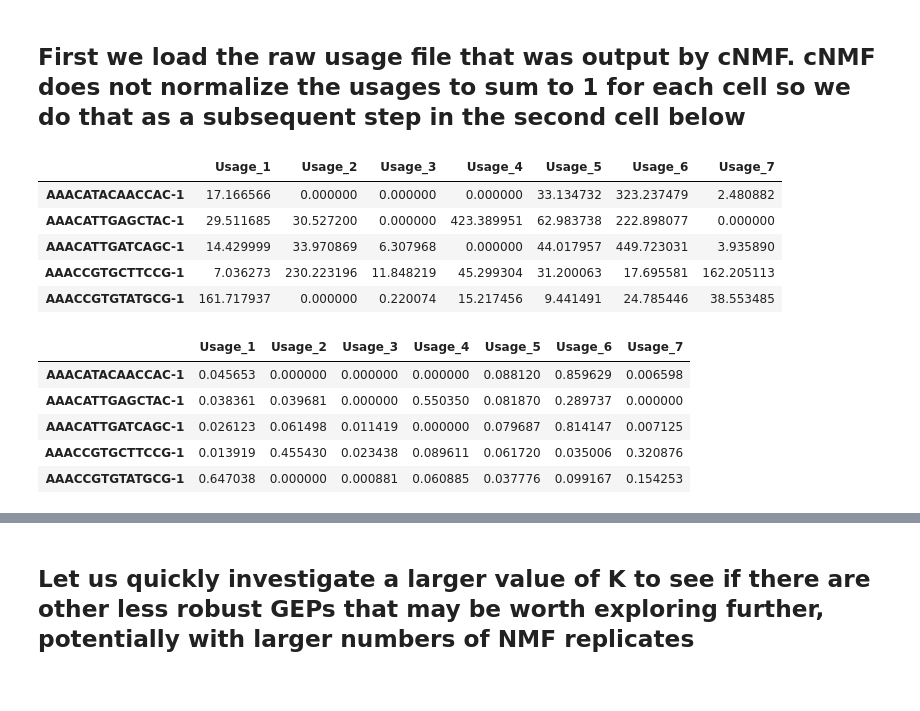
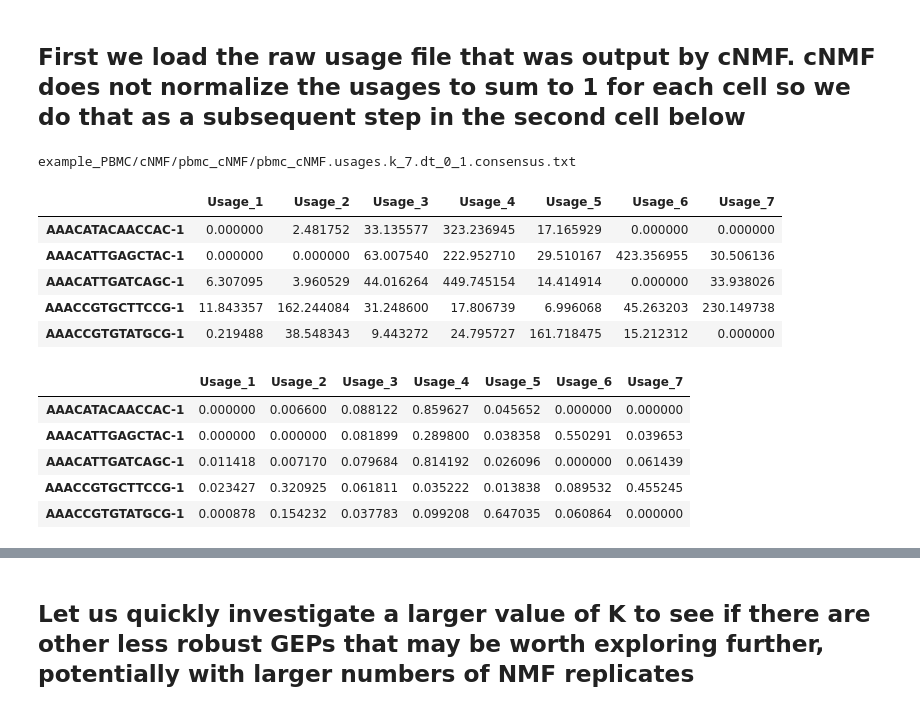
Before and after one commit to dylkot/cNMF, a Jupyter notebook: Tutorials/analyze_pbmc_example_data.ipynb, the cells around one changed output, grey strips where cells are left out. Saved outputs shown, nothing was run; the diff lists cells and outputs as text; code cells hidden in the pictures.

```diff
--- a/Tutorials/analyze_pbmc_example_data.ipynb
+++ b/Tutorials/analyze_pbmc_example_data.ipynb
@@ -156,0 +131,3 @@ python ../cnmf.py factorize --output-dir example_PBMC/cNMF --name pbmc_cNMF --wo
+# %%
+## Initialize the cnmf object that will be used to run analyses
+cnmf_obj = cNMF(output_dir=output_directory, name=run_name)
@@ -372,27 +363,31 @@ sc.pl.umap(adata, color=['IL7R', 'GZMB', 'CD8A','GNLY',
 # %% [markdown]
 ## First we load the raw usage file that was output by cNMF. cNMF does not normalize the usages to sum to 1 for each cell so we do that as a subsequent step in the second cell below
+# %%
+usage_file = cnmf_obj.paths['consensus_usages__txt'] % (selected_K, '0_1')
+print(usage_file)
+# %% [output]
+example_PBMC/cNMF/pbmc_cNMF/pbmc_cNMF.usages.k_7.dt_0_1.consensus.txt
 # %%
-usage = pd.read_csv('./example_PBMC/cNMF/pbmc_cNMF/pbmc_cNMF.usages.k_%d.dt_%s.consensus.txt' % (selected_K, density_threshold_str),
-                    sep='\t', index_col=0)
+usage = pd.read_csv(usage_file, sep='\t', index_col=0)
 usage.columns = ['Usage_%s' % i for i in usage.columns]
 usage.head()
 # %% [output]
 |  | Usage_1 | Usage_2 | Usage_3 | Usage_4 | Usage_5 | Usage_6 | Usage_7 |
-| AAACATACAACCAC-1 | 17.166566 | 0.000000 | 0.000000 | 0.000000 | 33.134732 | 323.237479 | 2.480882 |
-| AAACATTGAGCTAC-1 | 29.511685 | 30.527200 | 0.000000 | 423.389951 | 62.983738 | 222.898077 | 0.000000 |
-| AAACATTGATCAGC-1 | 14.429999 | 33.970869 | 6.307968 | 0.000000 | 44.017957 | 449.723031 | 3.935890 |
-| AAACCGTGCTTCCG-1 | 7.036273 | 230.223196 | 11.848219 | 45.299304 | 31.200063 | 17.695581 | 162.205113 |
-| AAACCGTGTATGCG-1 | 161.717937 | 0.000000 | 0.220074 | 15.217456 | 9.441491 | 24.785446 | 38.553485 |
+| AAACATACAACCAC-1 | 0.000000 | 2.481752 | 33.135577 | 323.236945 | 17.165929 | 0.000000 | 0.000000 |
+| AAACATTGAGCTAC-1 | 0.000000 | 0.000000 | 63.007540 | 222.952710 | 29.510167 | 423.356955 | 30.506136 |
+| AAACATTGATCAGC-1 | 6.307095 | 3.960529 | 44.016264 | 449.745154 | 14.414914 | 0.000000 | 33.938026 |
+| AAACCGTGCTTCCG-1 | 11.843357 | 162.244084 | 31.248600 | 17.806739 | 6.996068 | 45.263203 | 230.149738 |
+| AAACCGTGTATGCG-1 | 0.219488 | 38.548343 | 9.443272 | 24.795727 | 161.718475 | 15.212312 | 0.000000 |
 # %%
 usage_norm = usage.div(usage.sum(axis=1), axis=0)
 usage_norm.head()
 # %% [output]
 |  | Usage_1 | Usage_2 | Usage_3 | Usage_4 | Usage_5 | Usage_6 | Usage_7 |
-| AAACATACAACCAC-1 | 0.045653 | 0.000000 | 0.000000 | 0.000000 | 0.088120 | 0.859629 | 0.006598 |
-| AAACATTGAGCTAC-1 | 0.038361 | 0.039681 | 0.000000 | 0.550350 | 0.081870 | 0.289737 | 0.000000 |
-| AAACATTGATCAGC-1 | 0.026123 | 0.061498 | 0.011419 | 0.000000 | 0.079687 | 0.814147 | 0.007125 |
-| AAACCGTGCTTCCG-1 | 0.013919 | 0.455430 | 0.023438 | 0.089611 | 0.061720 | 0.035006 | 0.320876 |
-| AAACCGTGTATGCG-1 | 0.647038 | 0.000000 | 0.000881 | 0.060885 | 0.037776 | 0.099167 | 0.154253 |
+| AAACATACAACCAC-1 | 0.000000 | 0.006600 | 0.088122 | 0.859627 | 0.045652 | 0.000000 | 0.000000 |
+| AAACATTGAGCTAC-1 | 0.000000 | 0.000000 | 0.081899 | 0.289800 | 0.038358 | 0.550291 | 0.039653 |
+| AAACATTGATCAGC-1 | 0.011418 | 0.007170 | 0.079684 | 0.814192 | 0.026096 | 0.000000 | 0.061439 |
+| AAACCGTGCTTCCG-1 | 0.023427 | 0.320925 | 0.061811 | 0.035222 | 0.013838 | 0.089532 | 0.455245 |
+| AAACCGTGTATGCG-1 | 0.000878 | 0.154232 | 0.037783 | 0.099208 | 0.647035 | 0.060864 | 0.000000 |
 # %%
 adata.obs = pd.merge(left=adata.obs, right=usage_norm, how='left', left_index=True, right_index=True)
 # %%
```
Also changed, not shown: parts of 63 cells of this notebook, 2 other files.
